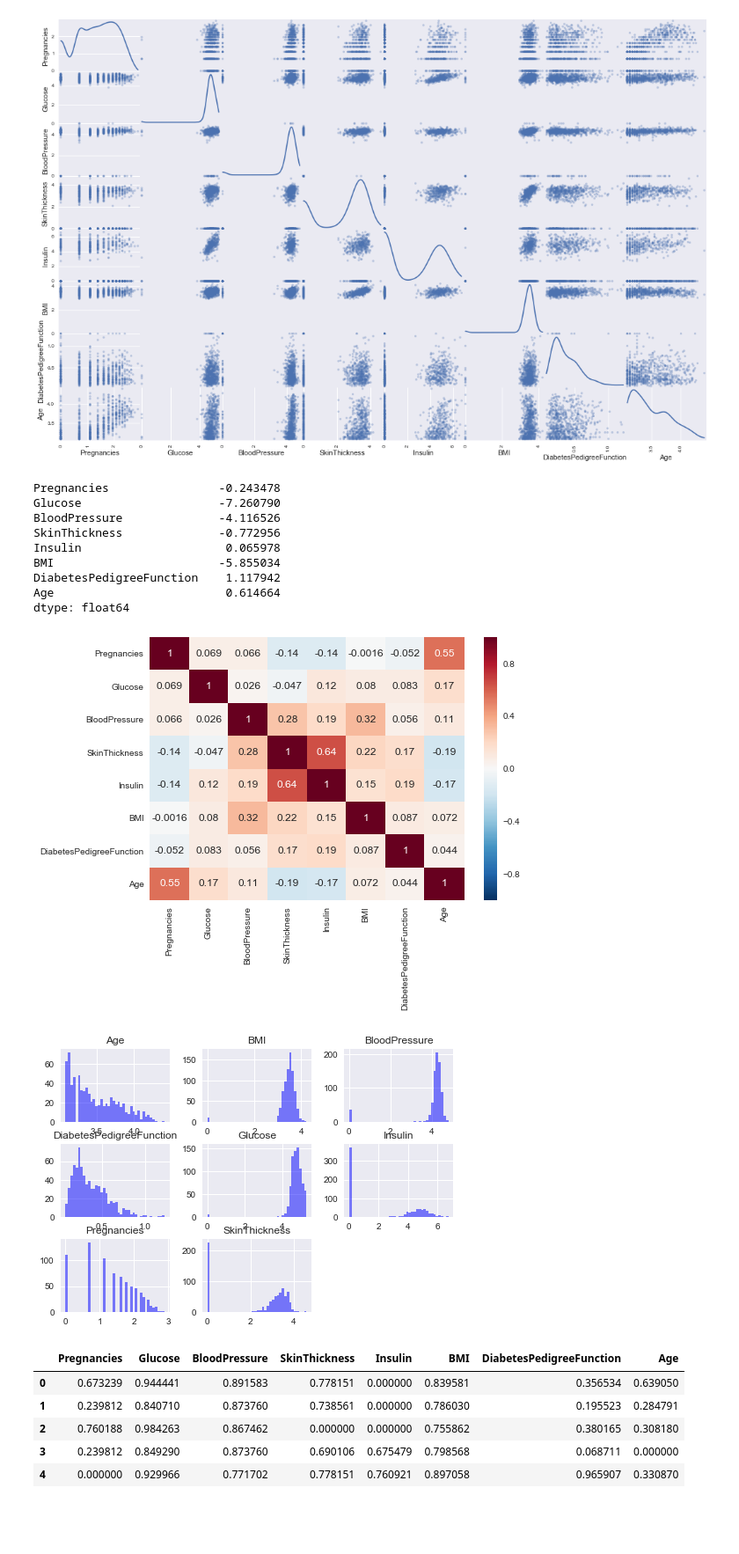
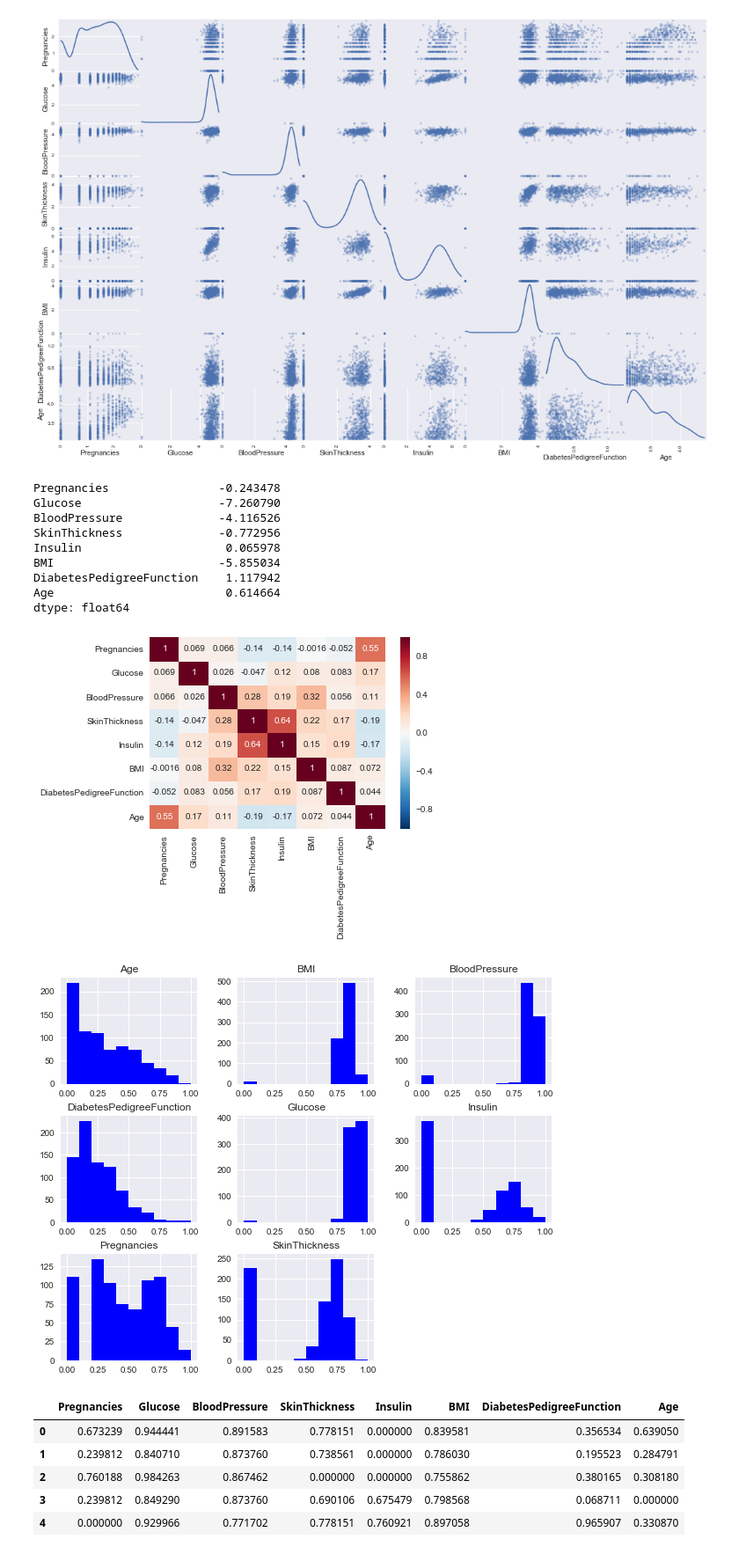
Before and after one commit to manas-mukherjee/MLTools, a Jupyter notebook: src/mlnd-projects/Capstone/diabetes/diabetes.ipynb, the cells around one changed output. Shown at 88% size. Drawn from its saved outputs; the diff is of its cells as text; code cells hidden in the pictures; blank space fills up the shorter version.

```diff
--- a/src/mlnd-projects/Capstone/diabetes/diabetes.ipynb
+++ b/src/mlnd-projects/Capstone/diabetes/diabetes.ipynb
@@ -154,20 +154,20 @@ display(features_log_transformed.head(n=5))
 # %%
 sns.heatmap(features_log_transformed.corr(), annot=True)
 #log_data.hist(bins=10)
-features_log_transformed.hist(bins=40, color='b', alpha=0.5)
+features_log_transformed.hist(color='b',figsize=(10,8))
 pd.DataFrame.skew(features_log_transformed, axis=0)
 # %% [output]
 Pregnancies                -0.243478
 Glucose                    -7.260790
 BloodPressure              -4.116526
 SkinThickness              -0.772956
 Insulin                     0.065978
 BMI                        -5.855034
 DiabetesPedigreeFunction    1.117942
 Age                         0.614664
 dtype: float64
-[figure, old version]
+[figure, new version]
-[figure, old version]
+[figure, new version]
 # %%
 # Import sklearn.preprocessing.StandardScaler
 from sklearn.preprocessing import MinMaxScaler
```
Also changed, not shown: parts of 3 cells of this notebook, 2 other files.
